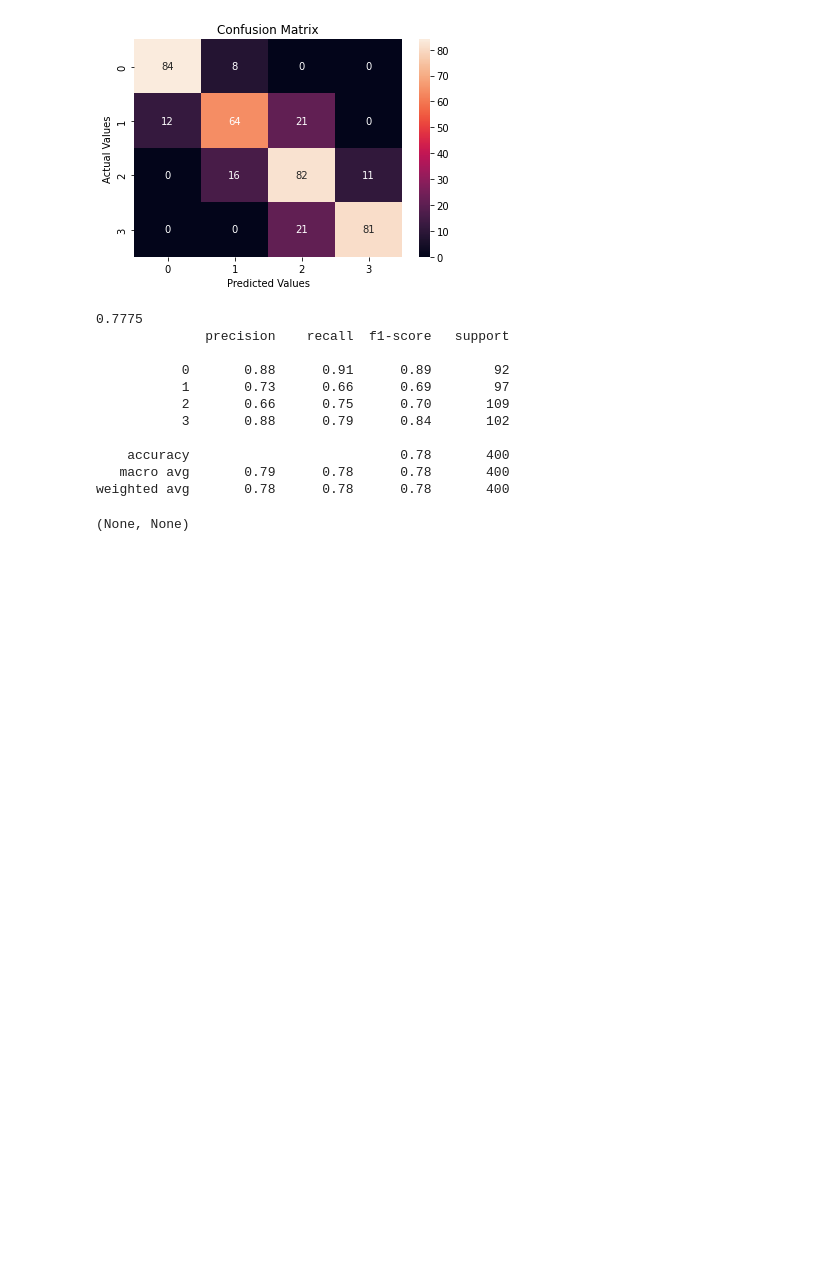
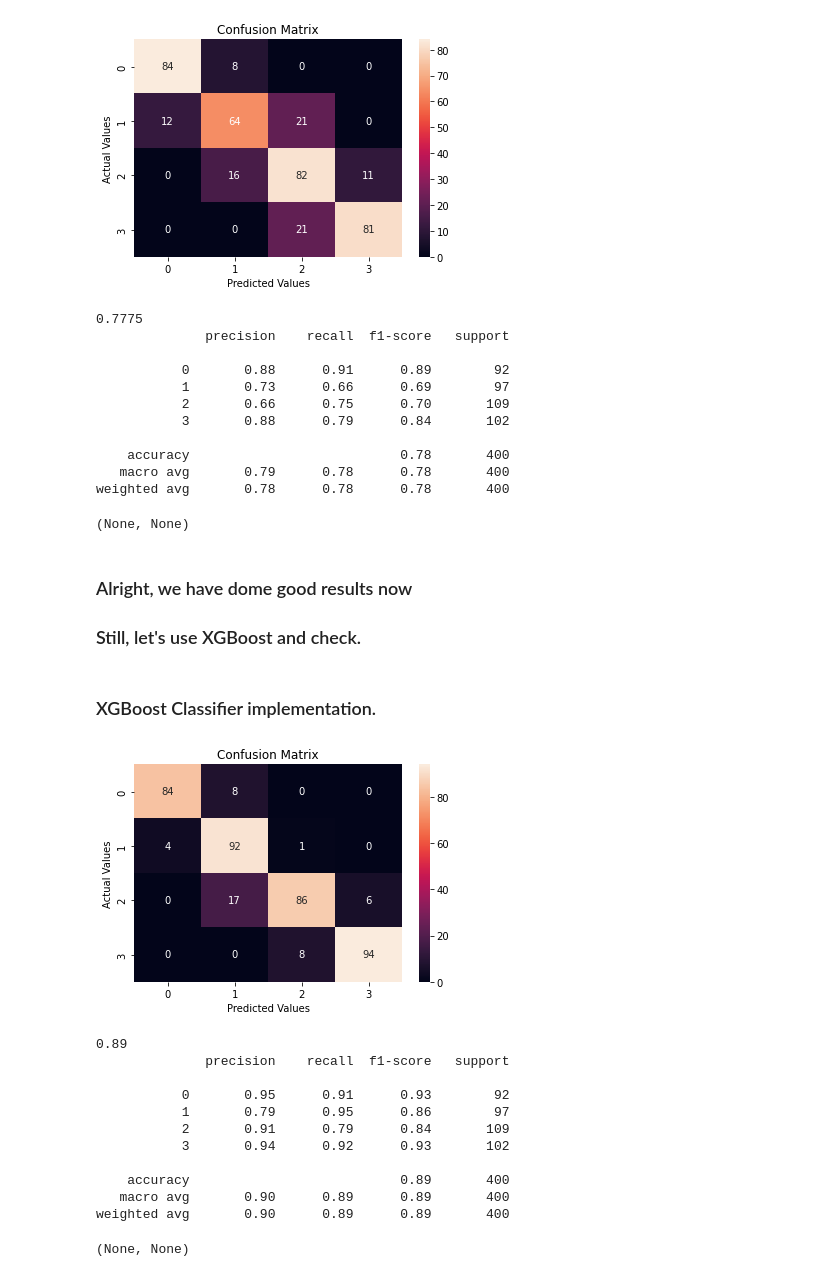
Before and after one commit to tanay47/Mobile-Price-Range-Prediction, a Jupyter notebook: Mobile_Price_Range_Prediction.ipynb, the cells around one changed output. Drawn from its saved outputs; the diff is of its cells as text; code cells hidden in the pictures; blank space fills up the shorter version.

Commit message:
XGBoost Classifier implementation.

```diff
--- a/Mobile_Price_Range_Prediction.ipynb
+++ b/Mobile_Price_Range_Prediction.ipynb
@@ -448,3 +448,30 @@ confusion_mat(y_test, y_pred_dtc)
    macro avg       0.79      0.78      0.78       400
 weighted avg       0.78      0.78      0.78       400
 (None, None)
+# %% [markdown]
+### Alright, we have dome good results now
+### Still, let's use XGBoost and check.
+# %% [markdown]
+### XGBoost Classifier implementation.
+# %%
+# implementing XGBoosting.
+log_class = XGBClassifier()
+log_class.fit(x_train,y_train)
+y_pred_log = log_class.predict(x_test)
+# %%
+# XGBoosting evaluation metrics.
+confusion_mat(y_test, y_pred_log)
+# %% [output]
+[figure, added]
+0.89
+              precision    recall  f1-score   support
+
+           0       0.95      0.91      0.93        92
+           1       0.79      0.95      0.86        97
+           2       0.91      0.79      0.84       109
+           3       0.94      0.92      0.93       102
+
+    accuracy                           0.89       400
+   macro avg       0.90      0.89      0.89       400
+weighted avg       0.90      0.89      0.89       400
+(None, None)
```
